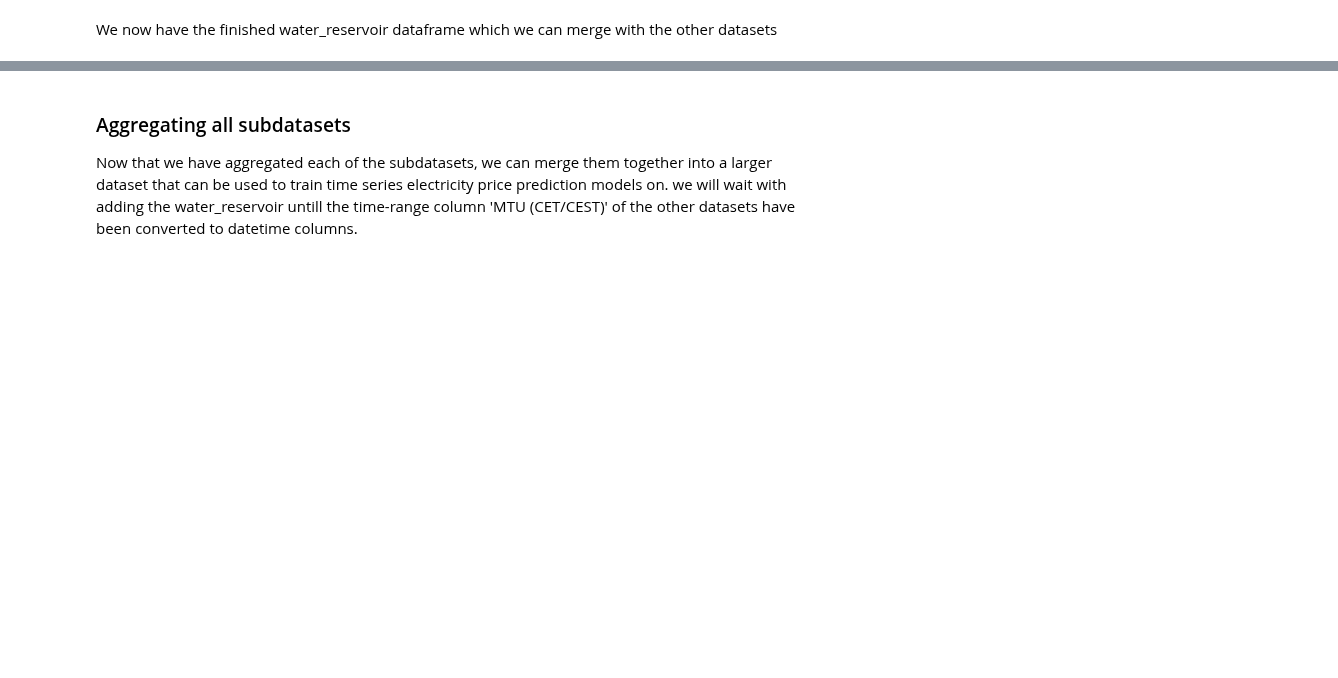
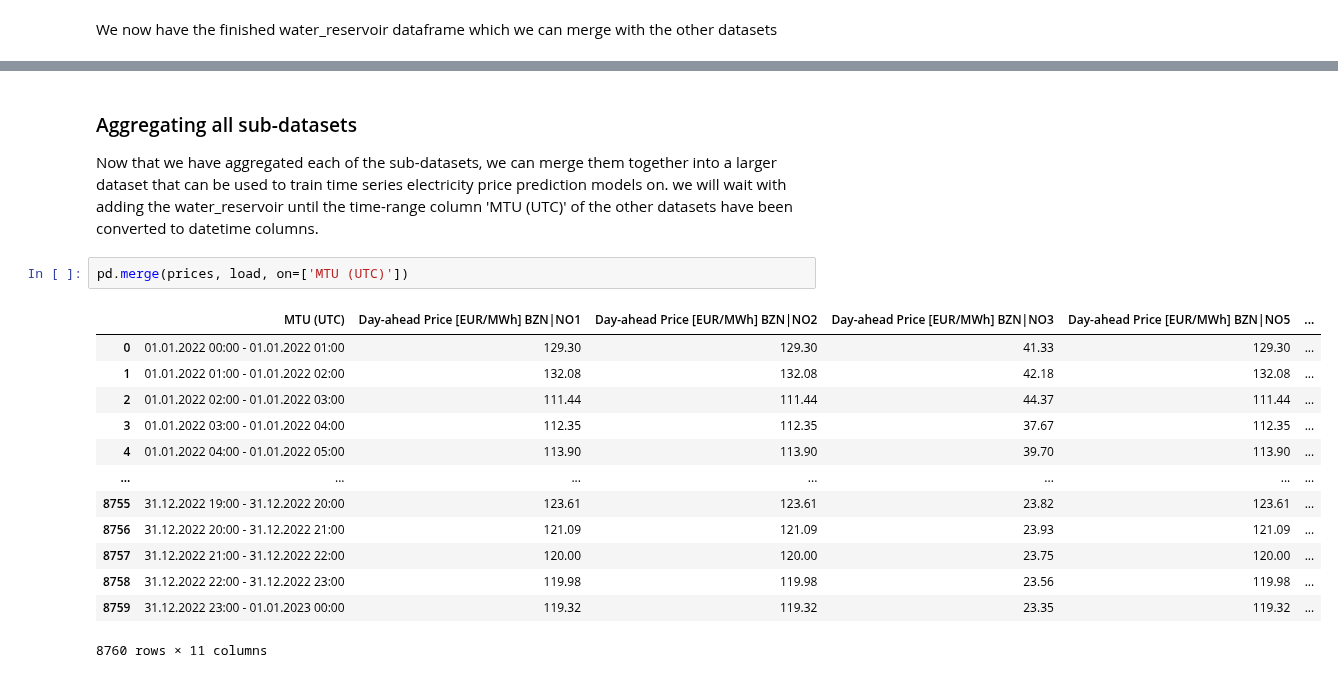
Before and after one commit to HIOF-Bachelor-Project-Group-7/Time-series-energy-price-prediction-bidding-zone-N01, a Jupyter notebook: code/Data aggregation of energy market bidding zone NO1.ipynb, the cells around one changed output, grey strips where cells are left out. Saved outputs shown, nothing was run; the diff lists cells and outputs as text; blank space fills up the shorter version.

Commit message:
Minor changes, mostly reanming time features to 'MTU (UTC)'

```diff
--- a/code/Data aggregation of energy market bidding zone NO1.ipynb
+++ b/code/Data aggregation of energy market bidding zone NO1.ipynb
@@ -652,3 +811,19 @@ water_reservoir.head()
 # %% [markdown]
-### Aggregating all subdatasets
-Now that we have aggregated each of the subdatasets, we can merge them together into a larger dataset that can be used to train time series electricity price prediction models on. we will wait with adding the water_reservoir untill the time-range column 'MTU (CET/CEST)' of the other datasets have been converted to datetime columns.
+### Aggregating all sub-datasets
+Now that we have aggregated each of the sub-datasets, we can merge them together into a larger dataset that can be used to train time series electricity price prediction models on. we will wait with adding the water_reservoir until the time-range column 'MTU (UTC)' of the other datasets have been converted to datetime columns.
+# %%
+pd.merge(prices, load, on=['MTU (UTC)'])
+# %% [output]
+|  | MTU (UTC) | Day-ahead Price [EUR/MWh] BZN|NO1 | Day-ahead Price [EUR/MWh] BZN|NO2 | Day-ahead Price [EUR/MWh] BZN|NO3 | Day-ahead Price [EUR/MWh] BZN|NO5 | ... |
+| 0 | 01.01.2022 00:00 - 01.01.2022 01:00 | 129.30 | 129.30 | 41.33 | 129.30 | ... |
+| 1 | 01.01.2022 01:00 - 01.01.2022 02:00 | 132.08 | 132.08 | 42.18 | 132.08 | ... |
+| 2 | 01.01.2022 02:00 - 01.01.2022 03:00 | 111.44 | 111.44 | 44.37 | 111.44 | ... |
+| 3 | 01.01.2022 03:00 - 01.01.2022 04:00 | 112.35 | 112.35 | 37.67 | 112.35 | ... |
+| 4 | 01.01.2022 04:00 - 01.01.2022 05:00 | 113.90 | 113.90 | 39.70 | 113.90 | ... |
+| ... | ... | ... | ... | ... | ... | ... |
+| 8755 | 31.12.2022 19:00 - 31.12.2022 20:00 | 123.61 | 123.61 | 23.82 | 123.61 | ... |
+| 8756 | 31.12.2022 20:00 - 31.12.2022 21:00 | 121.09 | 121.09 | 23.93 | 121.09 | ... |
+| 8757 | 31.12.2022 21:00 - 31.12.2022 22:00 | 120.00 | 120.00 | 23.75 | 120.00 | ... |
+| 8758 | 31.12.2022 22:00 - 31.12.2022 23:00 | 119.98 | 119.98 | 23.56 | 119.98 | ... |
+| 8759 | 31.12.2022 23:00 - 01.01.2023 00:00 | 119.32 | 119.32 | 23.35 | 119.32 | ... |
+8760 rows × 11 columns
```
Also changed, not shown: parts of 43 cells of this notebook.
